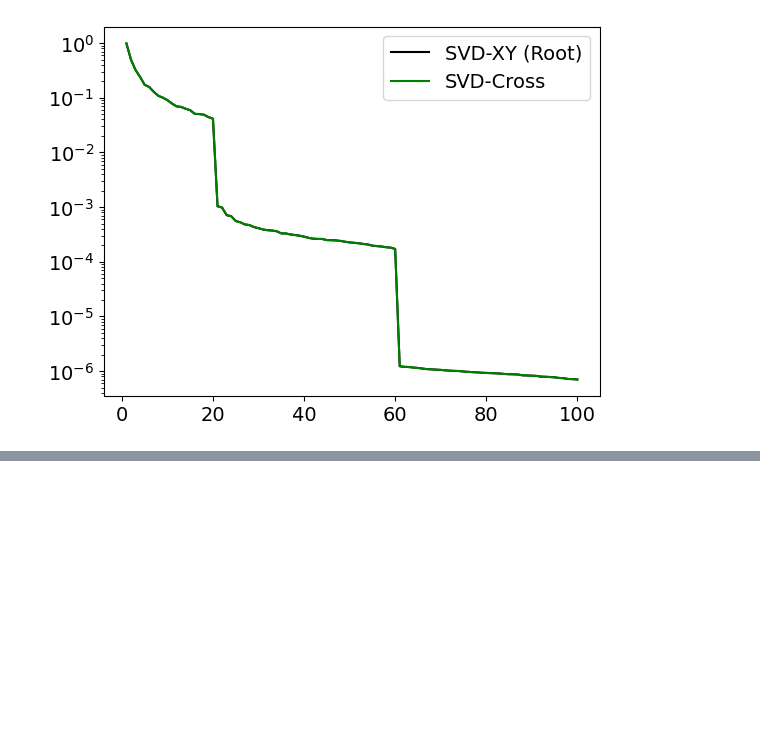
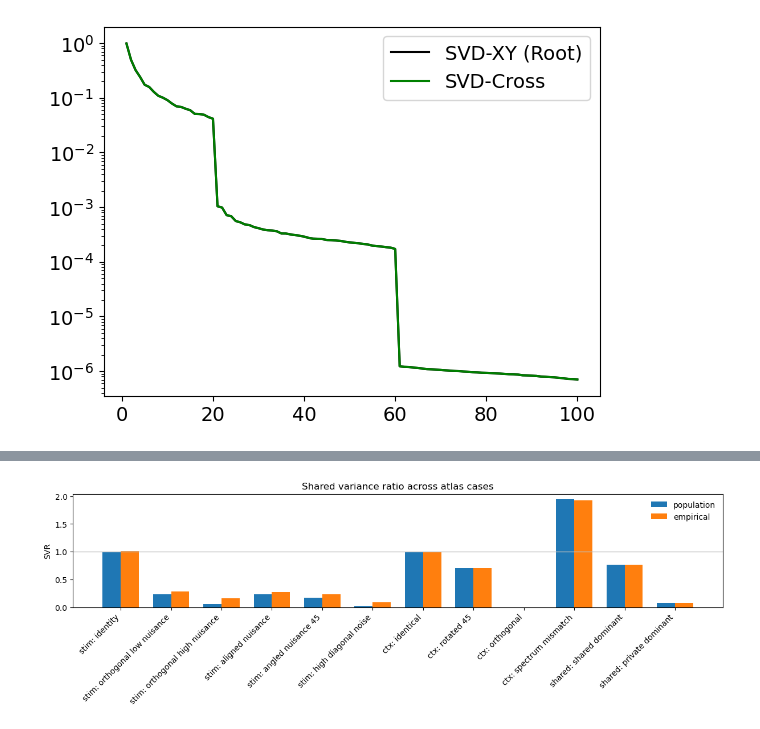
Before and after one commit to landoskape/vrAnalysis, a Jupyter notebook: dimensionality_manuscript/explore_dimensionality.ipynb, the cells around one changed output, grey strips where cells are left out. Cells and saved outputs as stored; diff of their text form; code cells hidden in the pictures; blank space fills up the shorter version.

```diff
--- a/dimensionality_manuscript/explore_dimensionality.ipynb
+++ b/dimensionality_manuscript/explore_dimensionality.ipynb
@@ -53,7 +53,7 @@ cfg = StimFullConfig(
     alpha_nuisance=1.0,
     noise_scale=0.01,
     nuisance_scale=0.2,
-    orthogonal_gh=True,
+    nuisance_alignment="orthogonal",
 )
 
 num_samples = 10000
@@ -519,0 +654,22 @@ plt.show()
+# %%
+labels = list(atlas_results)
+population = np.array([atlas_results[name].population_svr for name in labels])
+empirical = np.array([atlas_results[name].empirical_svr for name in labels])
+
+short_labels = [
+    name.replace("stim_full.", "stim: ").replace("context.", "ctx: ").replace("shared_space.", "shared: ").replace("_", " ") for name in labels
+]
+
+x = np.arange(len(labels))
+plt.close("all")
+fig, ax = plt.subplots(figsize=(12, 4), layout="constrained")
+ax.bar(x - 0.18, population, width=0.36, label="population", color="tab:blue")
+ax.bar(x + 0.18, empirical, width=0.36, label="empirical", color="tab:orange")
+ax.axhline(1.0, color="0.75", linewidth=1)
+ax.set_ylabel("SVR")
+ax.set_xticks(x, short_labels, rotation=45, ha="right")
+ax.set_title("Shared variance ratio across atlas cases")
+ax.legend(frameon=False)
+plt.show()
+# %% [output]
+[figure, added]
```
Also changed, not shown: parts of 13 cells of this notebook, 3 other files.
